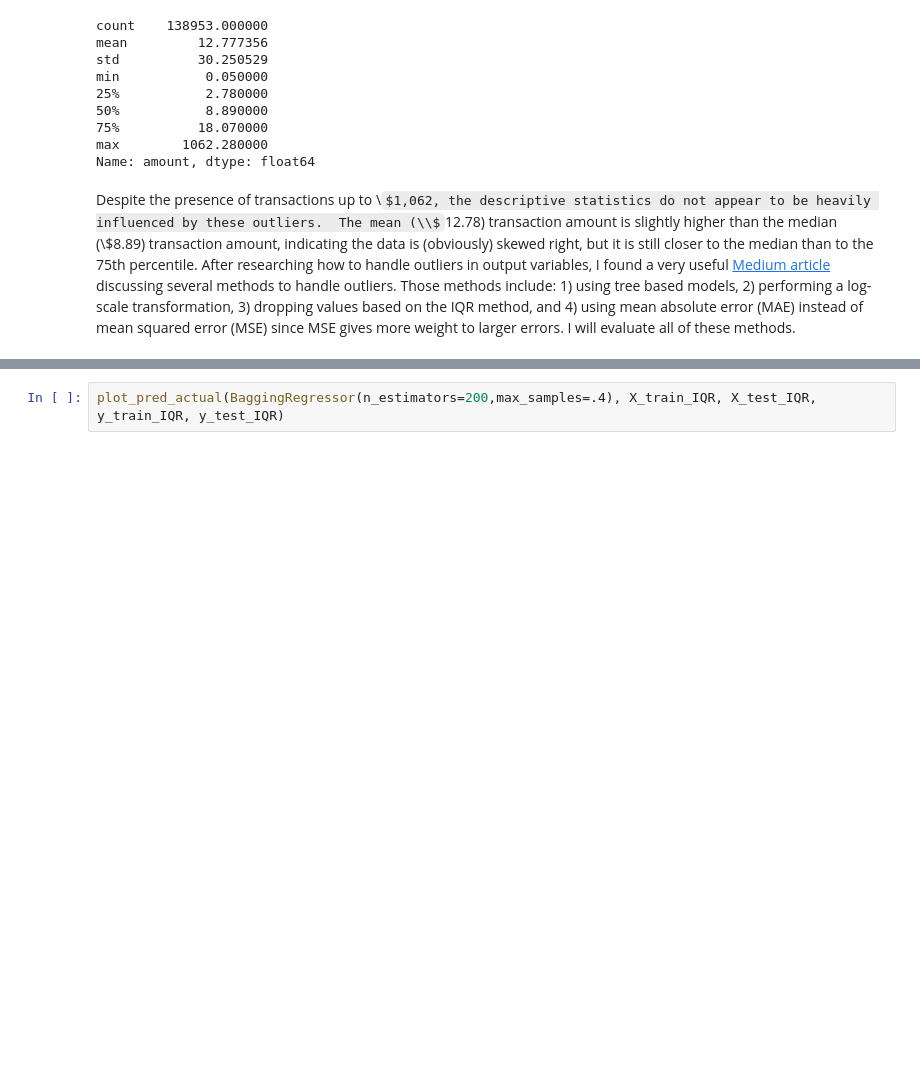
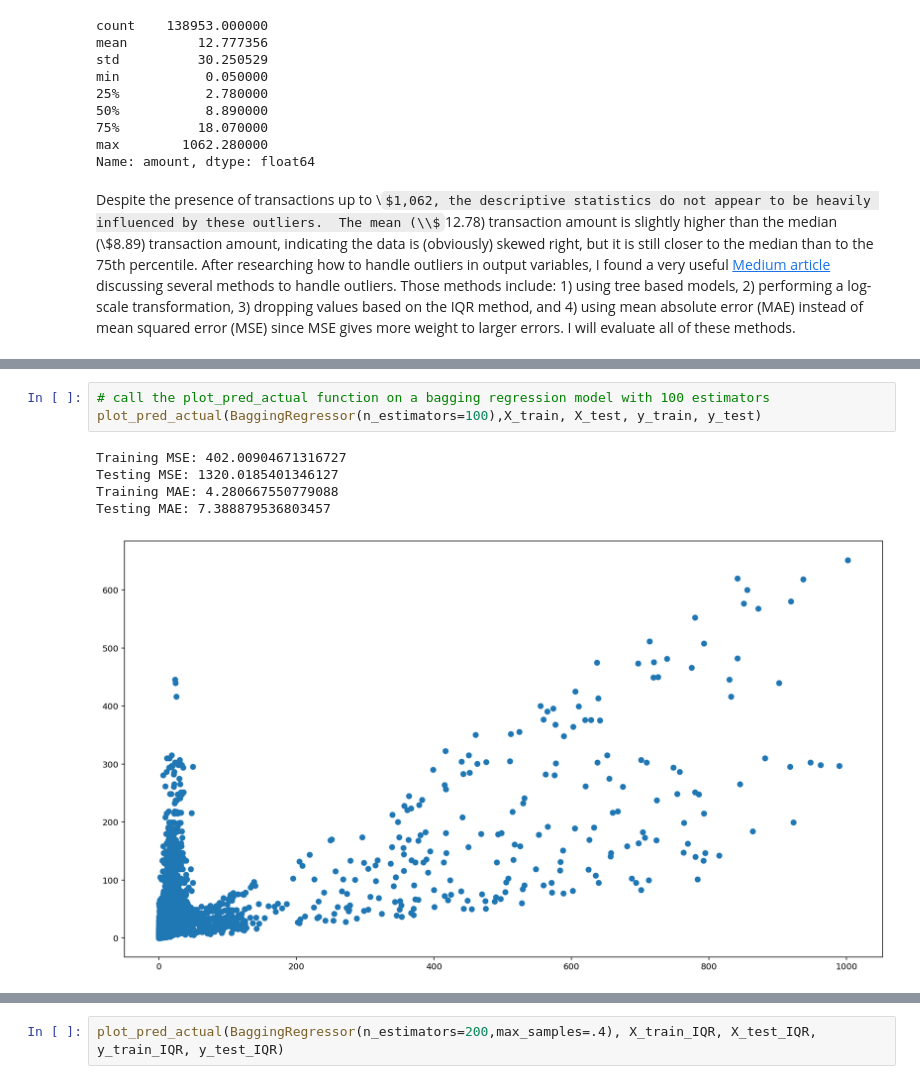
Before and after one commit to blowe615/starbucks_offers, a Jupyter notebook: starbucks_offers.ipynb, the cells around one changed output, grey strips where cells are left out. Cells and saved outputs as stored; diff of their text form; some formulas as TeX source; blank space fills up the shorter version.

```diff
--- a/starbucks_offers.ipynb
+++ b/starbucks_offers.ipynb
@@ -1065,0 +1075,9 @@ Despite the presence of transactions up to \\$1,062, the descriptive statistics
+# %%
+# call the plot_pred_actual function on a bagging regression model with 100 estimators
+plot_pred_actual(BaggingRegressor(n_estimators=100),X_train, X_test, y_train, y_test)
+# %% [output]
+Training MSE: 402.00904671316727
+Testing MSE: 1320.0185401346127
+Training MAE: 4.280667550779088
+Testing MAE: 7.388879536803457
+[figure, added]
```
Also changed, not shown: parts of 21 cells of this notebook.
